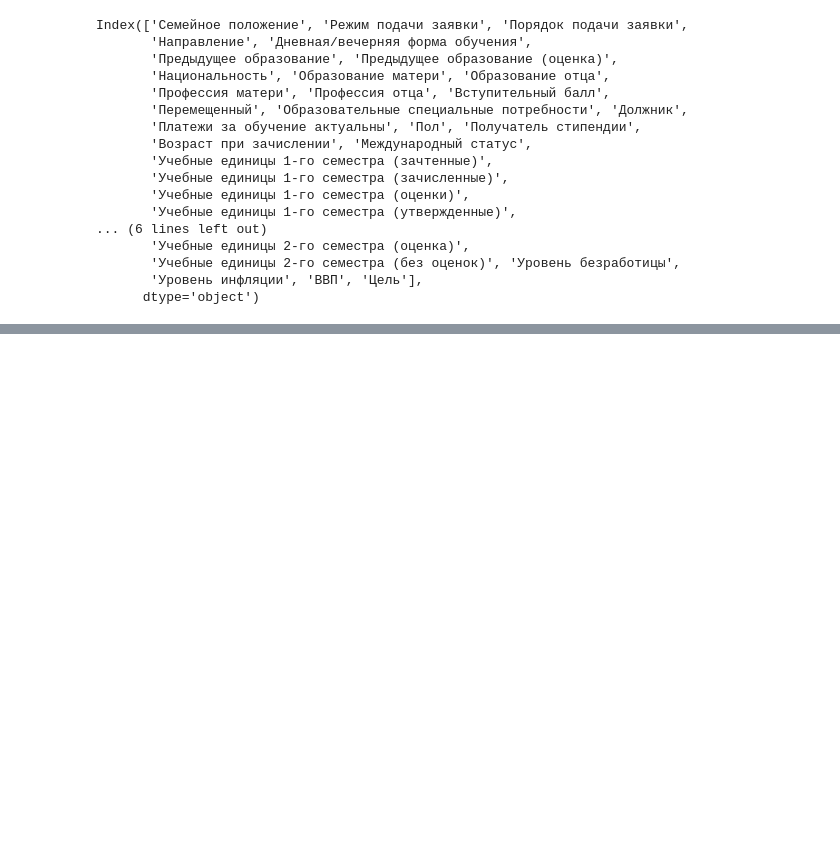
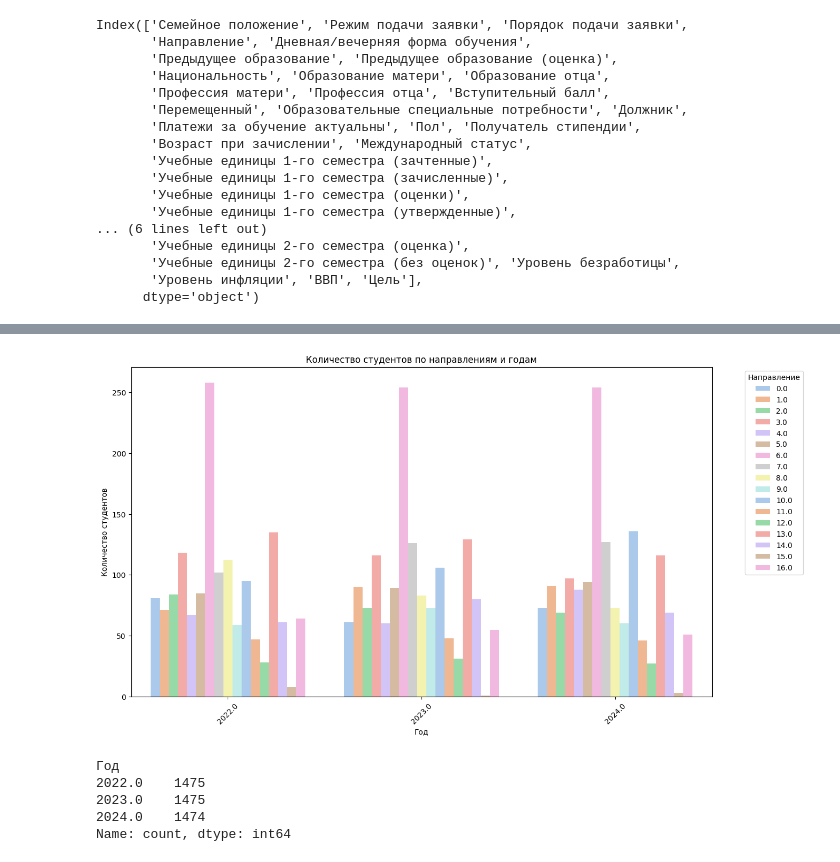
Before and after one commit to kristina-skoptsova/diplom, a Jupyter notebook: cleaned.ipynb, the cells around one changed output, grey strips where cells are left out. Saved outputs shown, nothing was run; the diff lists cells and outputs as text; code cells hidden in the pictures; blank space fills up the shorter version.

```diff
--- a/cleaned.ipynb
+++ b/cleaned.ipynb
@@ -136,0 +291,23 @@ new_df.to_csv(output_file_path, index=False, encoding='utf-8-sig')
+# %%
+count_df = final_df.groupby(['Год', 'Направление']).size().reset_index(name='Количество')
+# Визуализация результатов
+plt.figure(figsize=(14, 8))
+sns.barplot(x='Год', y='Количество', hue='Направление', data=count_df, palette='pastel')
+plt.title('Количество студентов по направлениям и годам')
+plt.xlabel('Год')
+plt.ylabel('Количество студентов')
+plt.legend(title='Направление', bbox_to_anchor=(1.05, 1), loc='upper left')
+plt.xticks(rotation=45)  # Поворот меток на оси X для удобства чтения
+plt.show()
+# %% [output]
+[figure, added]
+# %%
+# Подсчет общего количества студентов по годам
+total_students_per_year = final_df['Год'].value_counts()
+total_students_per_year
+# %% [output]
+Год
+2022.0    1475
+2023.0    1475
+2024.0    1474
+Name: count, dtype: int64
```
Also changed, not shown: parts of 12 cells of this notebook.
